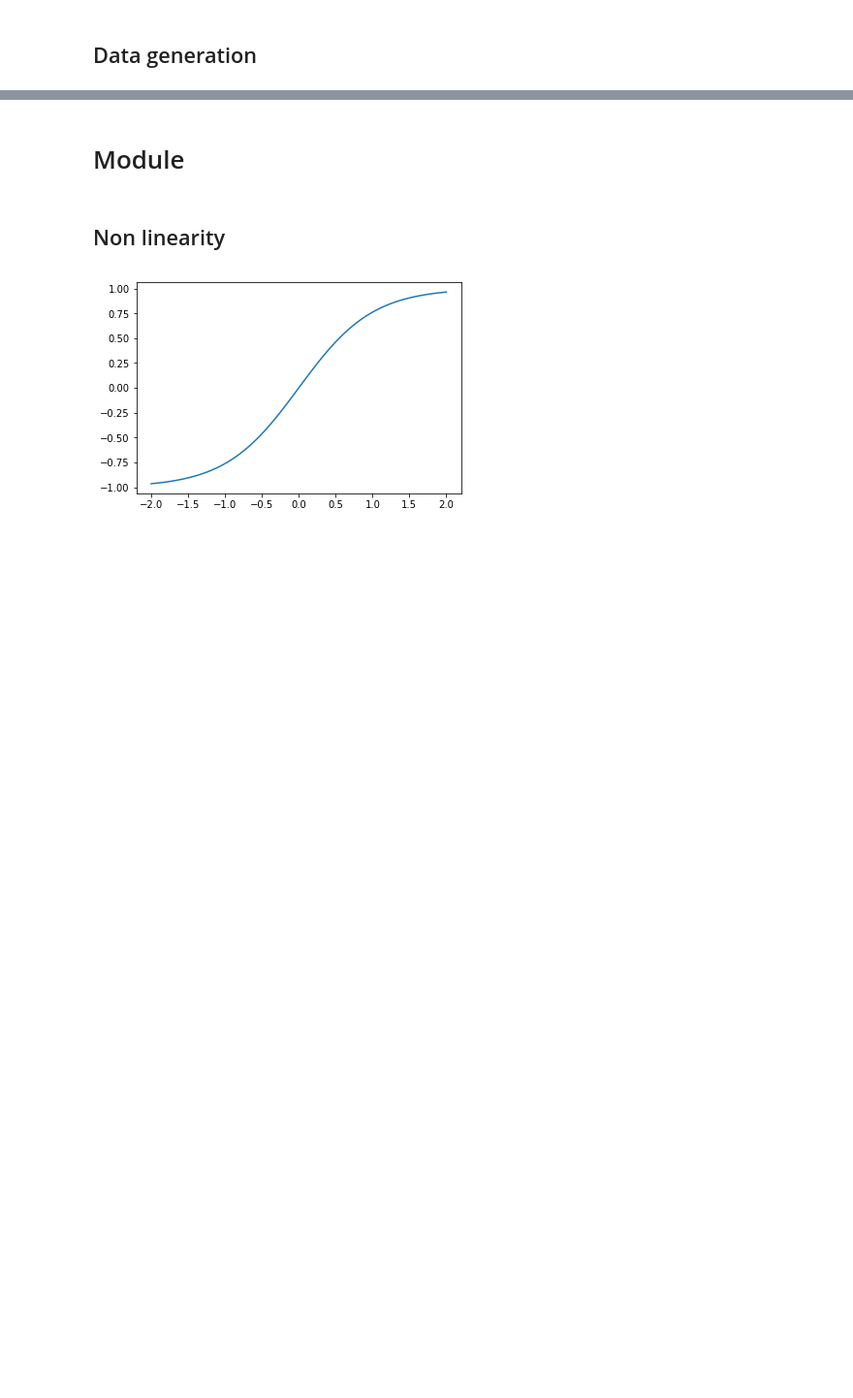
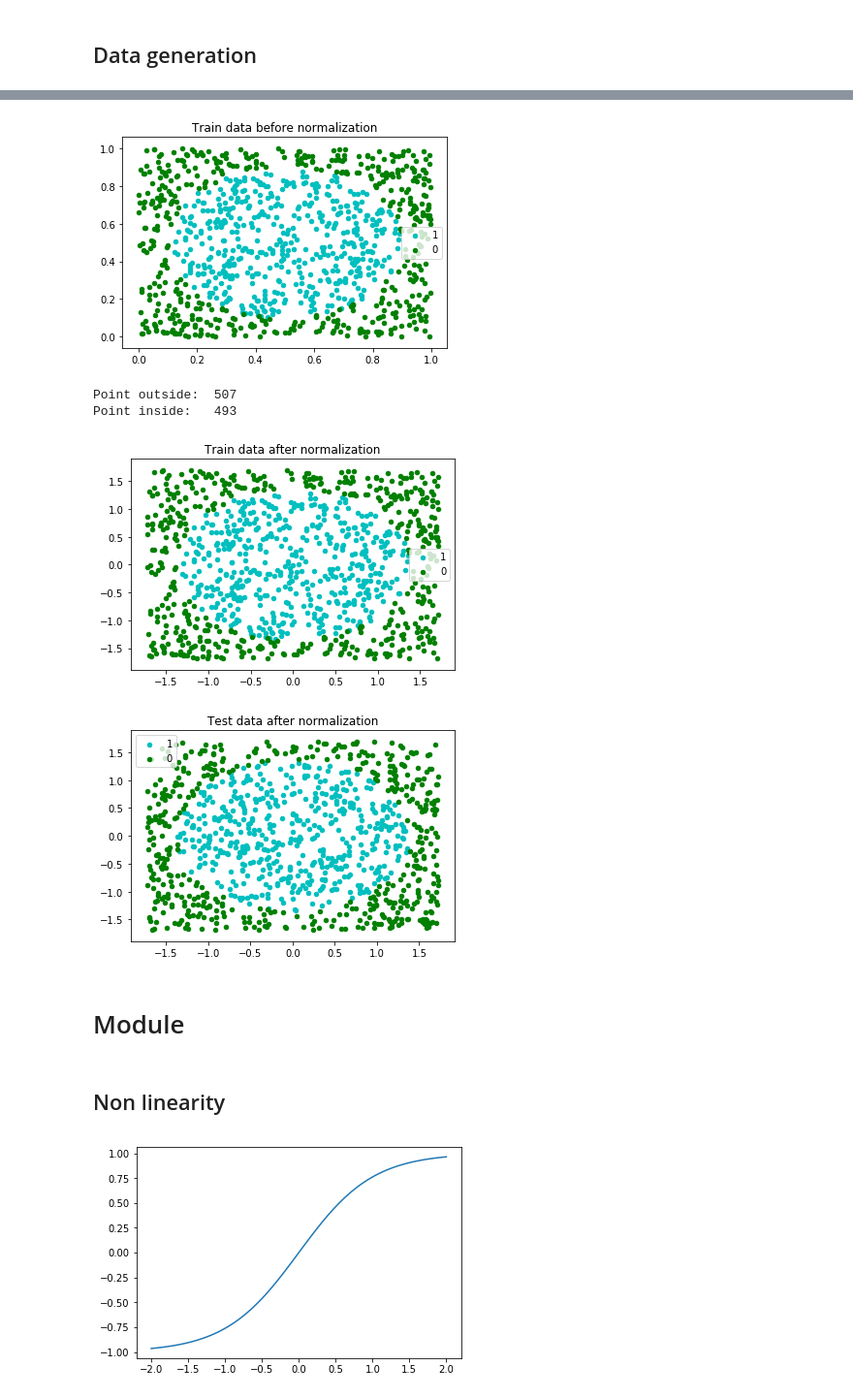
Before and after one commit to natbolon/DL, a Jupyter notebook: Project2/louis.ipynb, the cells around one changed output, grey strips where cells are left out. Shown: that part at 97% size. Cells and saved outputs as stored; diff of their text form; code cells hidden in the pictures; blank space fills up the shorter version.

```diff
--- a/Project2/louis.ipynb
+++ b/Project2/louis.ipynb
@@ -80,3 +38,25 @@ Point inside:   493
+# %%
+Sample_number = 1000
+train_input, train_target = generate_disc_set(Sample_number)
+test_input, test_target = generate_disc_set(Sample_number)
+
+plot_disc(train_input, train_target, "Train data before normalization")
+
+print("Point outside: ", train_input[(train_target[:,1]==0),0].size(0))
+print("Point inside:  ", train_input[(train_target[:,1]==1),0].size(0))
+
+mu, std = train_input.mean(0), train_input.std(0)
+train_input.sub_(mu).div_(std)
+test_input.sub_(mu).div_(std)
+
+plot_disc(train_input, train_target, "Train data after normalization")
+plot_disc(test_input, test_target, "Test data after normalization")
+# %% [output]
+[figure, added]
+Point outside:  507
+Point inside:   493
+[figure, added]
+[figure, added]
 # %% [markdown]
 # Module
 # %%
```
Also changed, not shown: parts of 6 cells of this notebook.
